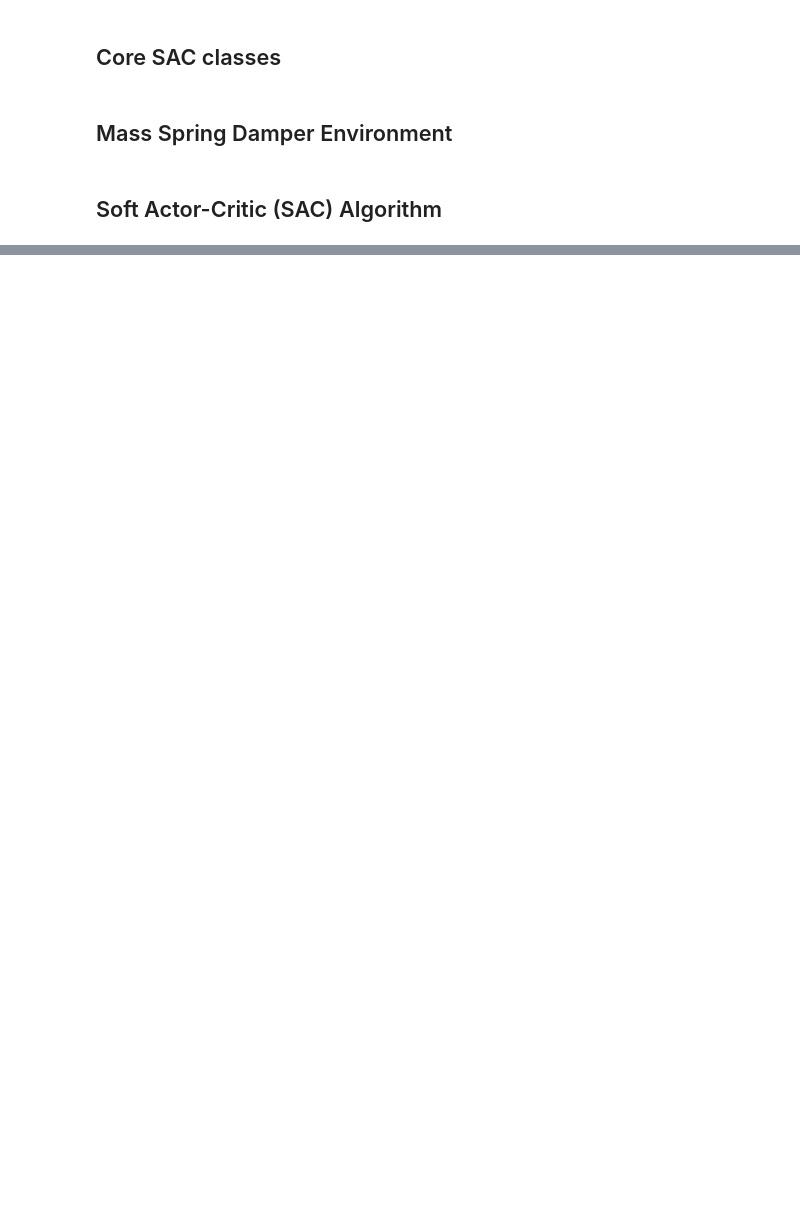
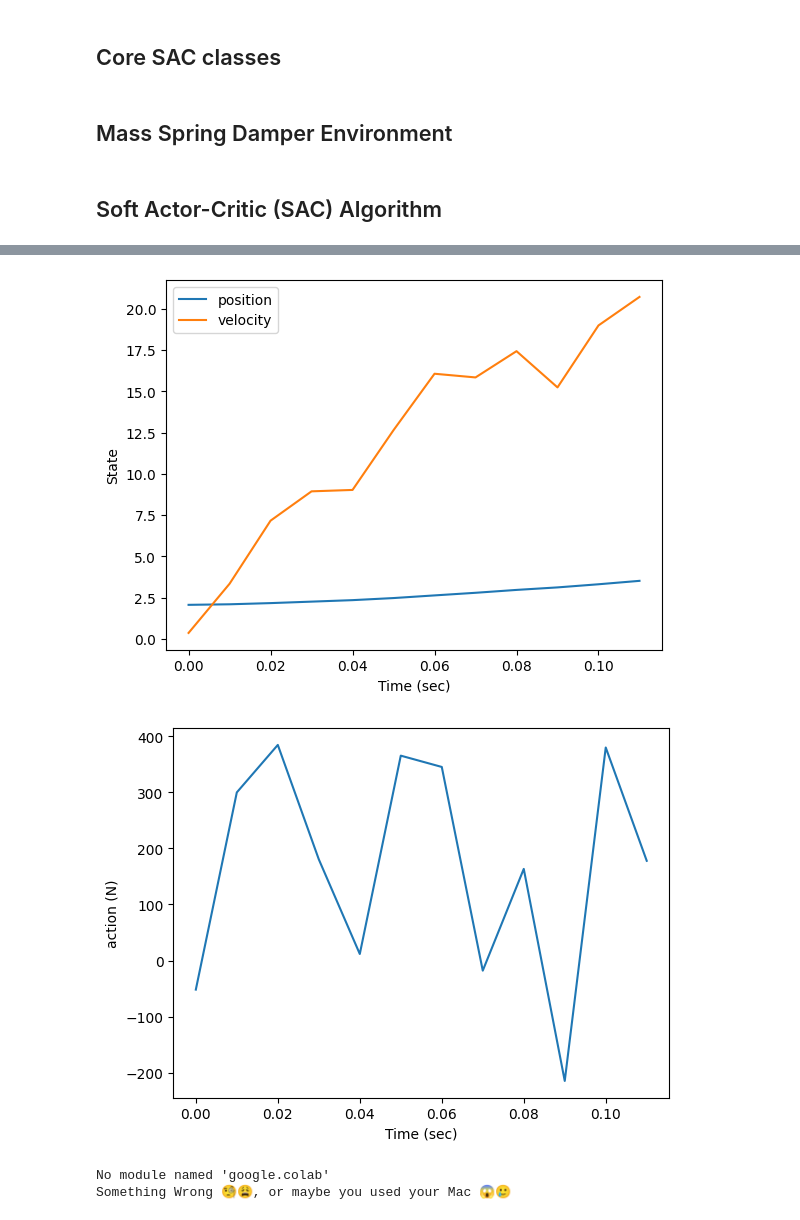
Before and after one commit to alibaniasad1999/master-thesis, a Jupyter notebook: Code/Python/MBK/SAC/SAC_MBK.ipynb, the cells around one changed output, grey strips where cells are left out. Drawn from its saved outputs; the diff is of its cells as text; code cells hidden in the pictures; blank space fills up the shorter version.

Commit message:
fix some and add saver loader and test function but does not work well need tuning

```diff
--- a/Code/Python/MBK/SAC/SAC_MBK.ipynb
+++ b/Code/Python/MBK/SAC/SAC_MBK.ipynb
@@ -66,7 +69,7 @@ class SquashedGaussianMLPActor(nn.Module):
 
     def __init__(self, obs_dim, act_dim, hidden_sizes, activation, act_limit):
         super().__init__()
-        self.net = mlp([obs_dim] + list(hidden_sizes), activation, activation)
+        self.net = mlp([obs_dim] + list(hidden_sizes), activation, output_activation=nn.Tanh)
         self.mu_layer = nn.Linear(hidden_sizes[-1], act_dim)
         self.log_std_layer = nn.Linear(hidden_sizes[-1], act_dim)
         self.act_limit = act_limit
@@ -622,3 +663,8 @@ SquashedGaussianMLPActor(
   (log_std_layer): Linear(in_features=64, out_features=1, bias=True)
 )
 [drawing not drawn]
+# %%
+sac_rl.test(deterministic=False)
+# %% [output]
+[figure, added]
+[figure, added]
@@ -624,0 +675,16 @@ SquashedGaussianMLPActor(
+# %%
+try:
+    import google.colab
+    # download created models
+    if os.path.isfile("sac_mbk_results.tar.gz"):
+        os.remove("sac_mbk_results.tar.gz")
+    !tar cvfz results.tar.gz model/
+    from google.colab import files
+    files.download('sac_mbk_results.tar.gz')
+    print(colorize("Done! 🥰😎", 'blue', bold=True))
+except Exception as e:
+    print(e)
+    print(colorize("Something Wrong 🧐😩, or maybe you used your Mac 😱🥲", 'red', bold=True))
+# %% [output]
+No module named 'google.colab'
+Something Wrong 🧐😩, or maybe you used your Mac 😱🥲
```
Also changed, not shown: parts of 7 cells of this notebook, 2 other files.
